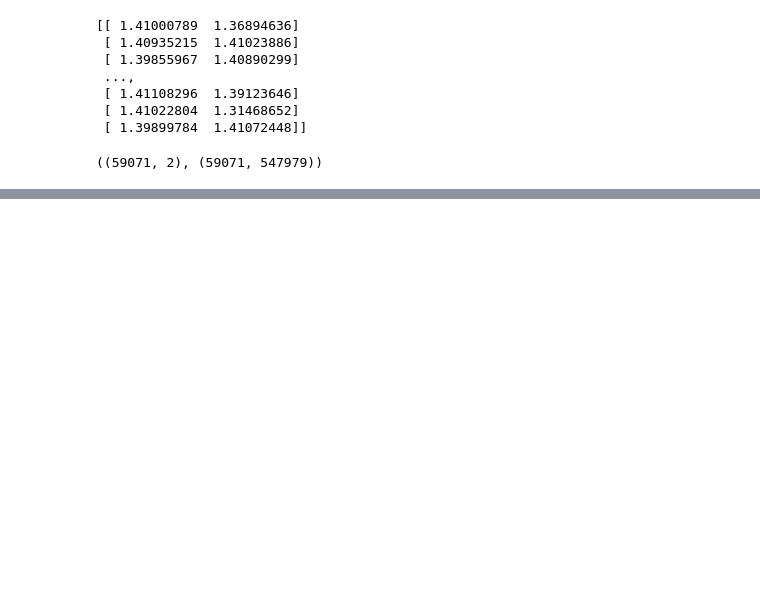
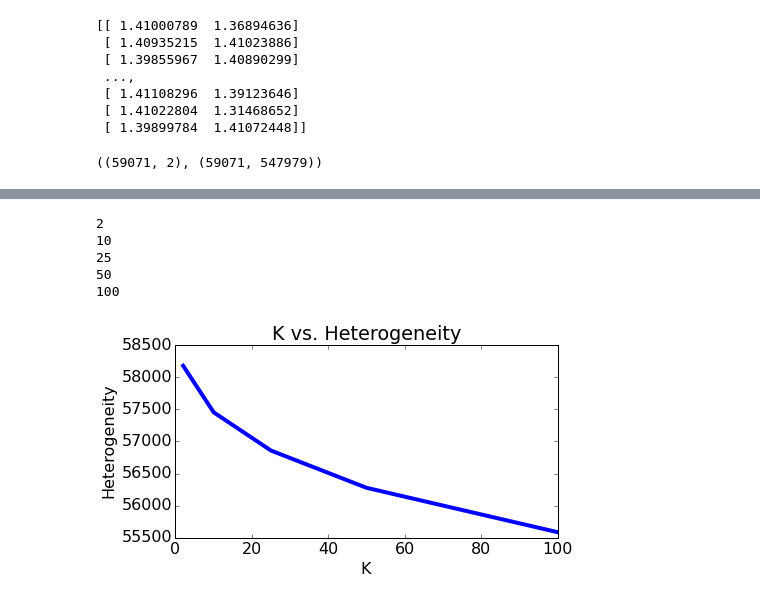
Before and after one commit to ah3200/Clustering, a Jupyter notebook: week3/K-means.ipynb, the cells around one changed output, grey strips where cells are left out. Cells and saved outputs as stored; diff of their text form; code cells hidden in the pictures; blank space fills up the shorter version.

```diff
--- a/week3/K-means.ipynb
+++ b/week3/K-means.ipynb
@@ -73,0 +489,40 @@ Check your code again
+# %%
+def plot_k_vs_heterogeneity(k_values, heterogeneity_values):
+    plt.figure(figsize=(7,4))
+    plt.plot(k_values, heterogeneity_values, linewidth=4)
+    plt.xlabel('K')
+    plt.ylabel('Heterogeneity')
+    plt.title('K vs. Heterogeneity')
+    plt.rcParams.update({'font.size': 16})
+    plt.tight_layout()
+# %%
+import os
+
+filename = 'kmeans-arrays.npz'
+
+heterogeneity_values = []
+k_list = [2, 10, 25, 50, 100]
+
+if os.path.exists(filename):
+    arrays = np.load(filename)
+    centroids = {}
+    cluster_assignment = {}
+    for k in k_list:
+        print k
+        sys.stdout.flush()
+        centroids[k] = arrays['centroids_{0:d}'.format(k)]
+        cluster_assignment[k] = arrays['cluster_assignment_{0:d}'.format(k)]
+        score = compute_heterogeneity(tf_idf, k, centroids[k], cluster_assignment[k])
+        heterogeneity_values.append(score)
+
+    plot_k_vs_heterogeneity(k_list, heterogeneity_values)
+
+else:
+    print('File not found. Skipping.')
+# %% [output]
+2
+10
+25
+50
+100
+[figure, added]
```
Also changed, not shown: parts of 49 cells of this notebook.
